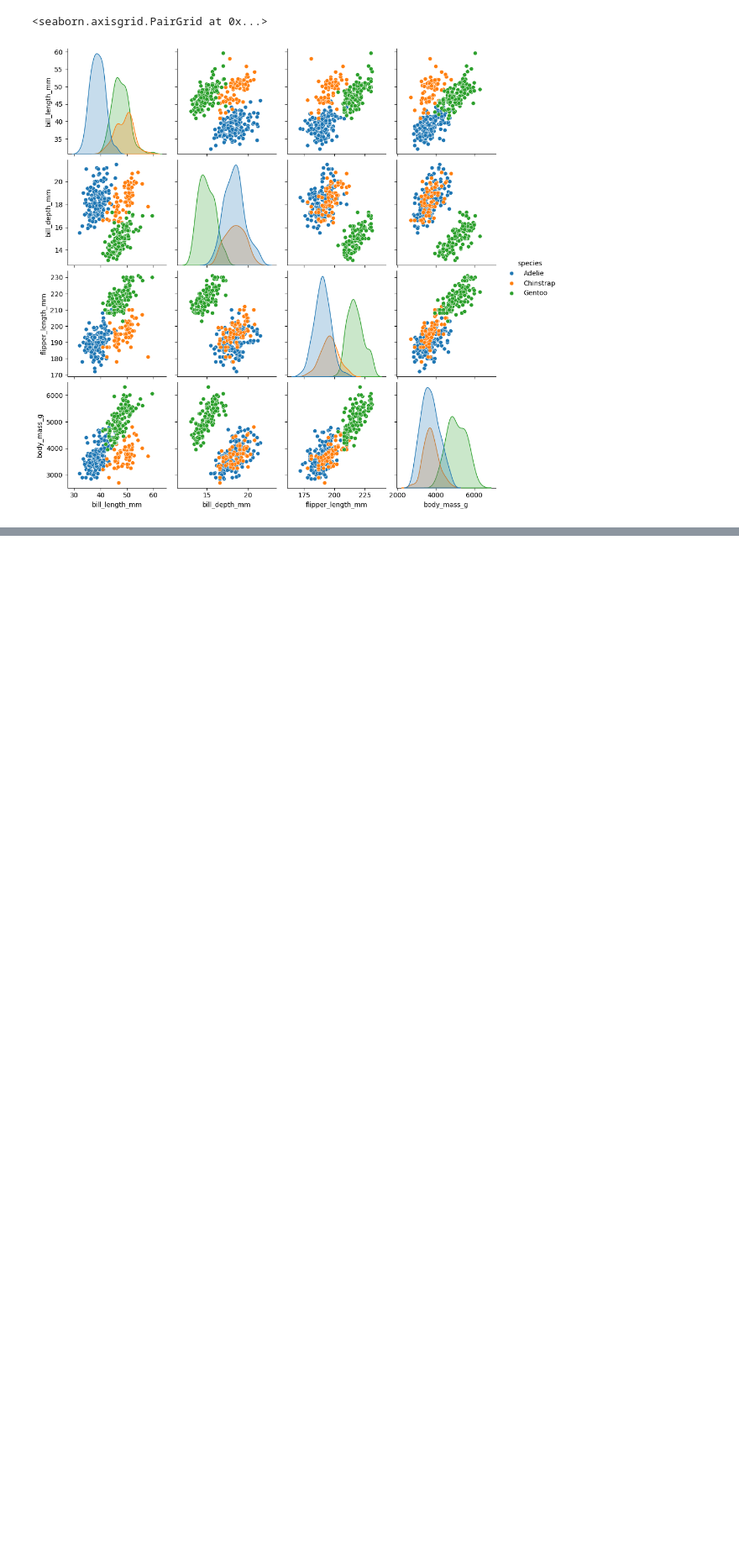
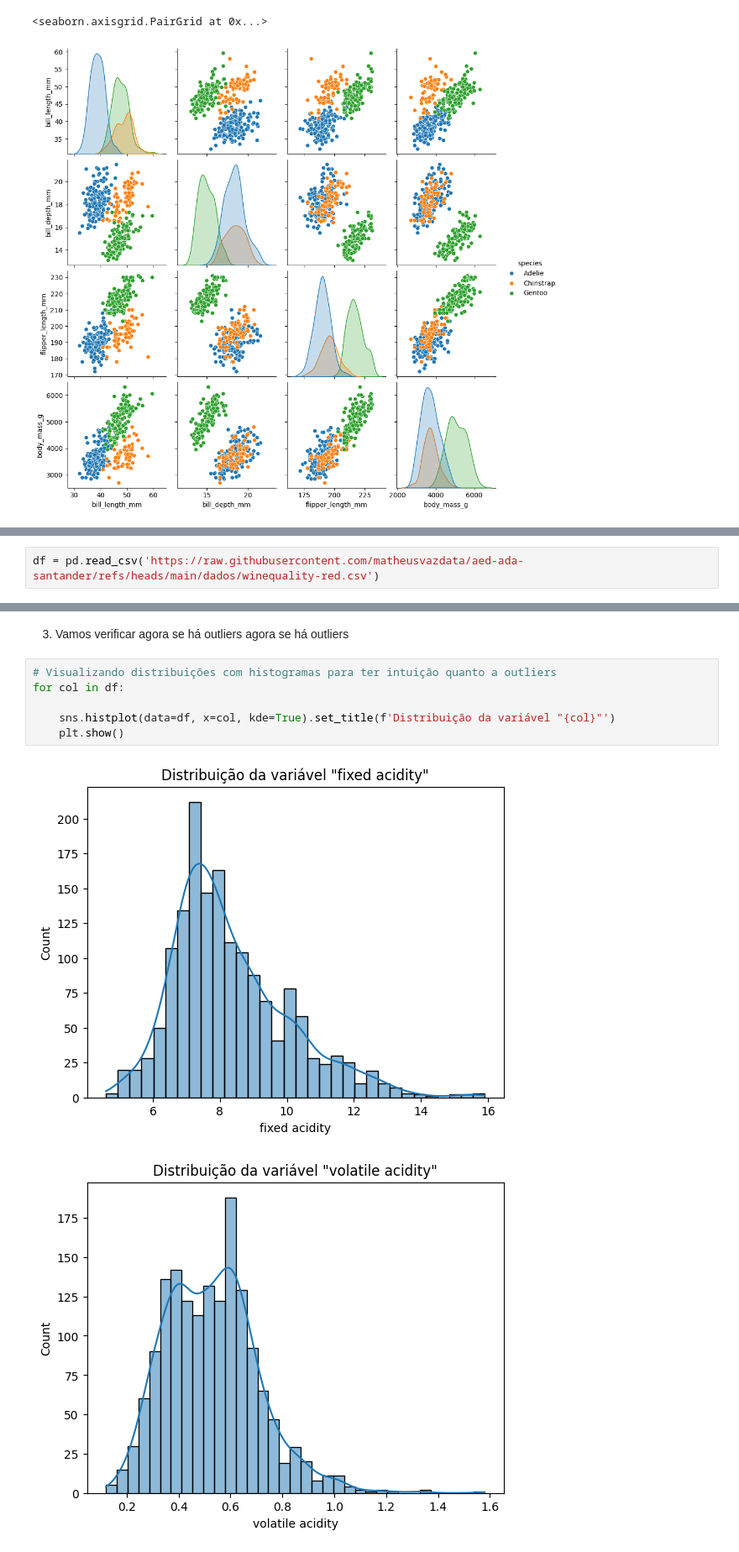
Before and after one commit to matheusvazdata/aed-ada-santander, a Jupyter notebook: Análise_Exploratória_de_Dados.ipynb, the cells around one changed output, grey strips where cells are left out. Shown at 84% size. Cells and saved outputs as stored; diff of their text form; blank space fills up the shorter version.

```diff
--- a/Análise_Exploratória_de_Dados.ipynb
+++ b/Análise_Exploratória_de_Dados.ipynb
@@ -744,0 +778,2 @@ sns.pairplot(data=penguins, hue='species')
+# %%
+df = pd.read_csv('https://raw.githubusercontent.com/matheusvazdata/aed-ada-santander/refs/heads/main/dados/winequality-red.csv')
@@ -744,0 +865,11 @@ sns.pairplot(data=penguins, hue='species')
+# %% [markdown]
+3) Vamos verificar agora se há outliers agora se há outliers
+# %%
+# Visualizando distribuições com histogramas para ter intuição quanto a outliers
+for col in df:
+
+    sns.histplot(data=df, x=col, kde=True).set_title(f'Distribuição da variável "{col}"')
+    plt.show()
+# %% [output]
+[figure, added]
+[figure, added]
```
Also changed, not shown: parts of 64 cells of this notebook.
